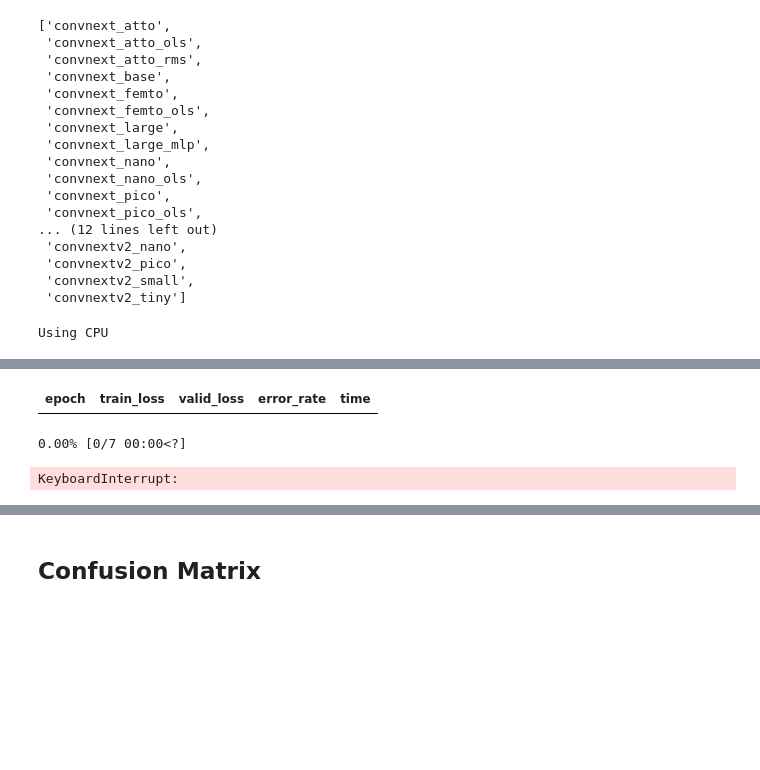
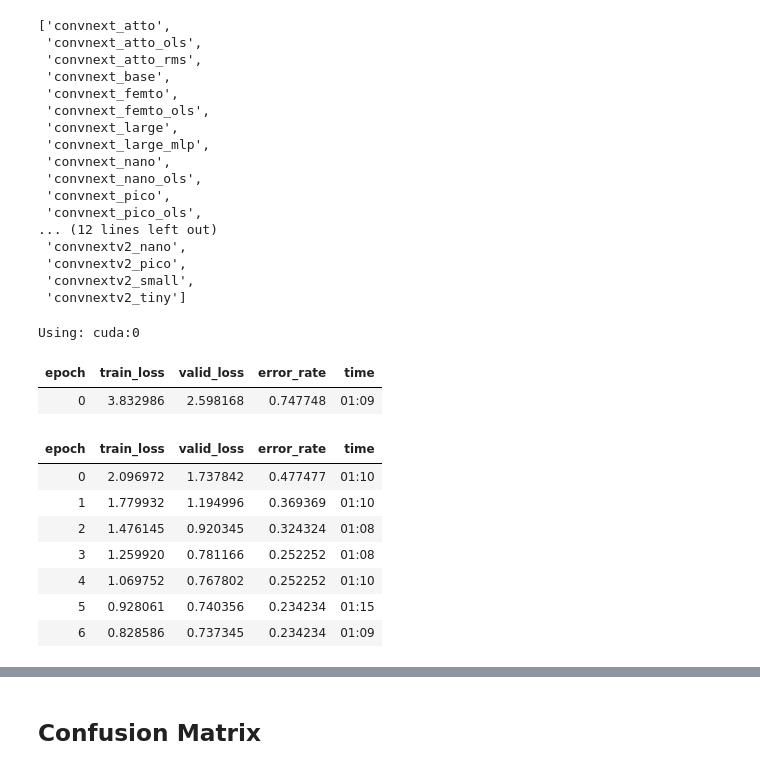
Before and after one commit to morescode-pm/kaggle-fastai, a Jupyter notebook: chapter2/cameratrap-ml-training-expanded-v1.ipynb, the cells around one changed output, grey strips where cells are left out. Drawn from its saved outputs; the diff is of its cells as text; code cells hidden in the pictures; blank space fills up the shorter version.

```diff
--- a/chapter2/cameratrap-ml-training-expanded-v1.ipynb
+++ b/chapter2/cameratrap-ml-training-expanded-v1.ipynb
@@ -273,15 +334,25 @@ timm.list_models('convnext*')
 # %%
 %%time
 learn = vision_learner(dls, 'convnext_tiny', metrics=error_rate)
 
 if torch.cuda.is_available():
     learn.model = learn.model.cuda()
     print("Using:", next(learn.model.parameters()).device)  # should print 'cuda:0'
 else:
     learn.model = learn.model.cpu()
     print("Using CPU")
 
-# For this version we're trying 10 epochs
-learn.fine_tune(5)
+# For this version we're trying 7 epochs
+learn.fine_tune(7)
 # %% [output]
-Using CPU
+Using: cuda:0
+| epoch | train_loss | valid_loss | error_rate | time |
+| 0 | 3.832986 | 2.598168 | 0.747748 | 01:09 |
+| epoch | train_loss | valid_loss | error_rate | time |
+| 0 | 2.096972 | 1.737842 | 0.477477 | 01:10 |
+| 1 | 1.779932 | 1.194996 | 0.369369 | 01:10 |
+| 2 | 1.476145 | 0.920345 | 0.324324 | 01:08 |
+| 3 | 1.259920 | 0.781166 | 0.252252 | 01:08 |
+| 4 | 1.069752 | 0.767802 | 0.252252 | 01:10 |
+| 5 | 0.928061 | 0.740356 | 0.234234 | 01:15 |
+| 6 | 0.828586 | 0.737345 | 0.234234 | 01:09 |
@@ -289,5 +361,2 @@ Using CPU
-| epoch | train_loss | valid_loss | error_rate | time |
-0.00% [0/7 00:00<?]
-KeyboardInterrupt:
 # %% [markdown]
 We went from 78 to 92% accuracy switching from resnet18 to convnext_tiny
```
Also changed, not shown: parts of 22 cells of this notebook.
